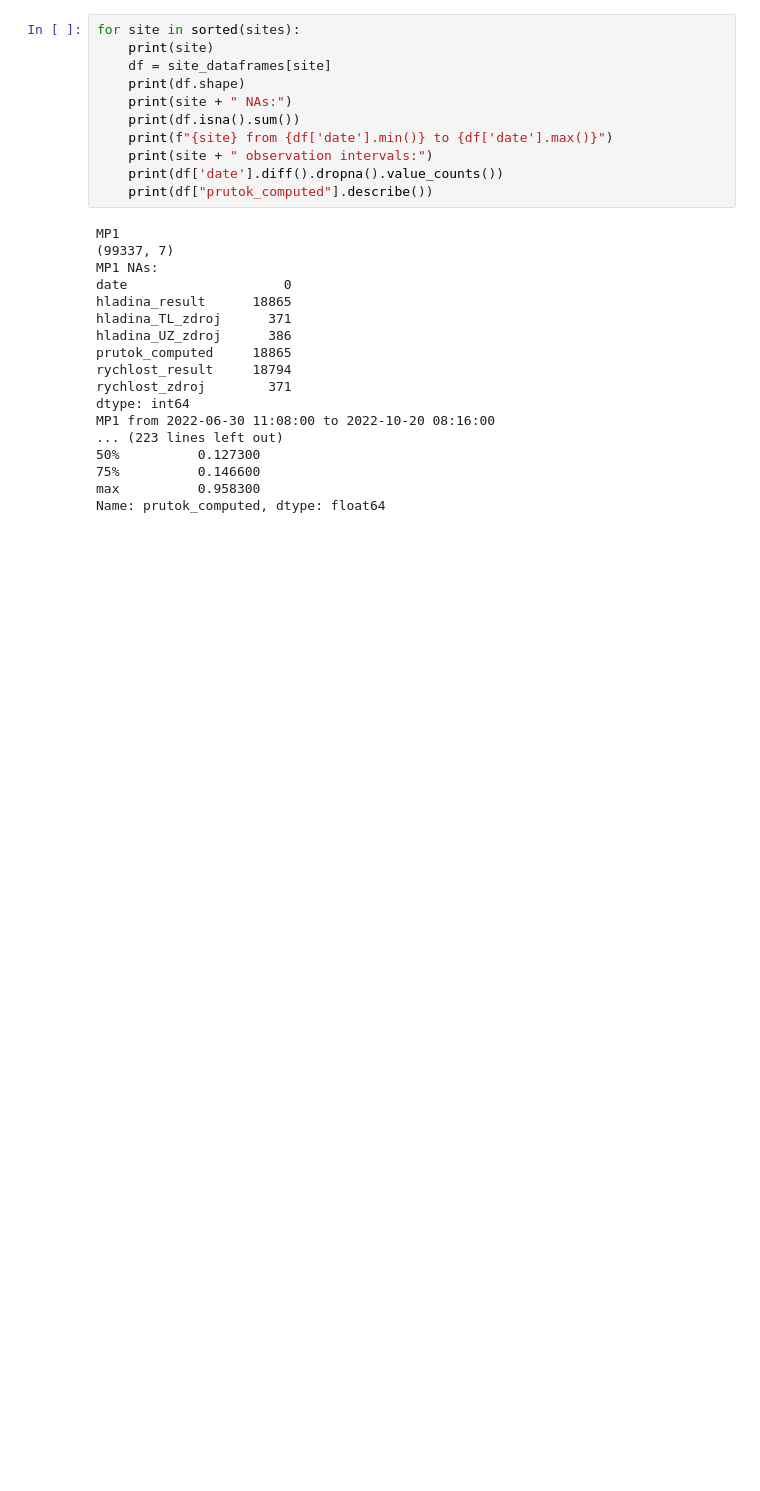
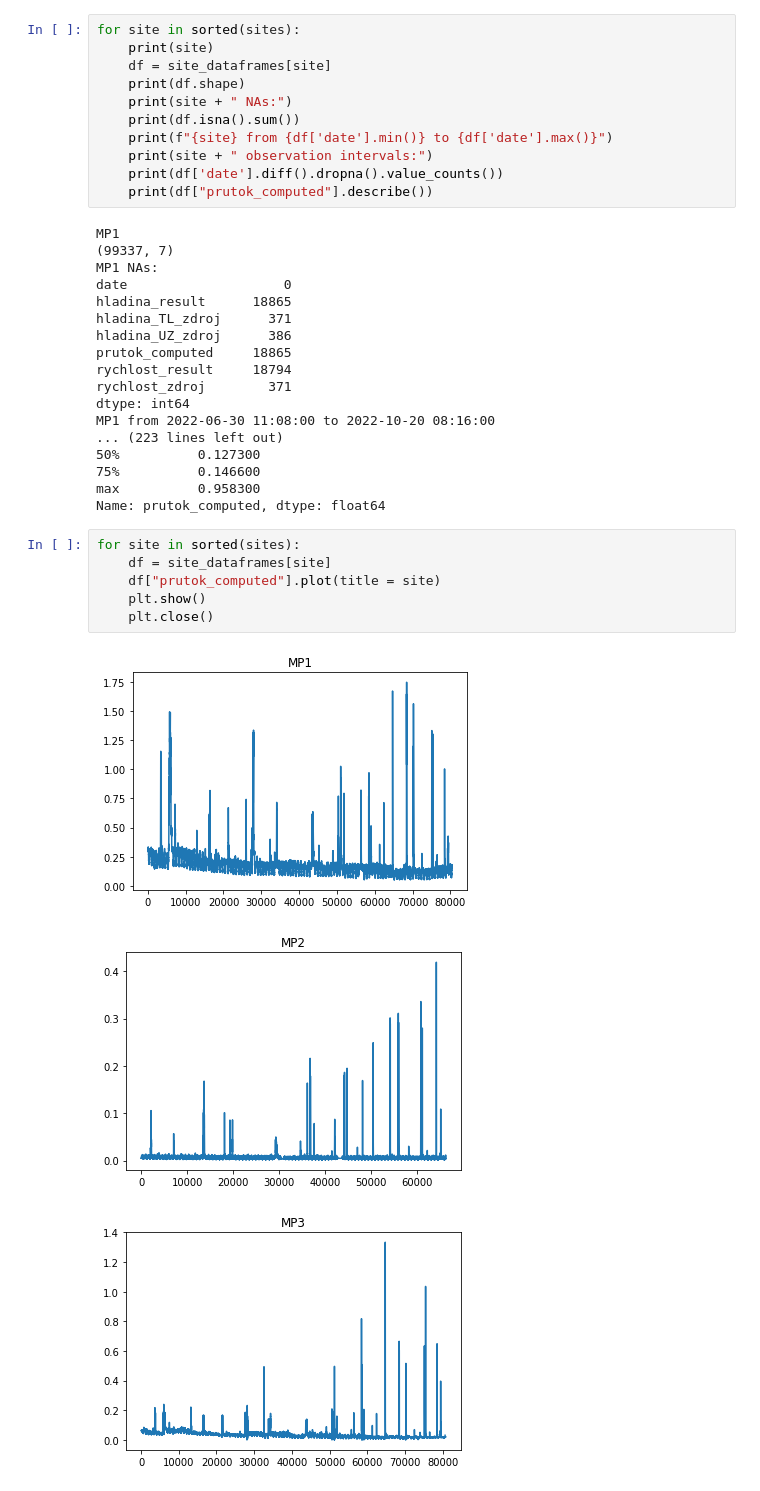
Before and after one commit to macejova/Ecox-seminar-project, a Jupyter notebook: Ecox seminar project 2.ipynb, the cells around one changed output. Drawn from its saved outputs; the diff is of its cells as text; blank space fills up the shorter version.

```diff
--- a/Ecox seminar project 2.ipynb
+++ b/Ecox seminar project 2.ipynb
@@ -94,3 +94,13 @@ MP1 from 2022-06-30 11:08:00 to 2022-10-20 08:16:00
 75%          0.146600
 max          0.958300
 Name: prutok_computed, dtype: float64
+# %%
+for site in sorted(sites):
+    df = site_dataframes[site]
+    df["prutok_computed"].plot(title = site)
+    plt.show()
+    plt.close()
+# %% [output]
+[figure, added]
+[figure, added]
+[figure, added]
```
Also changed, not shown: parts of 1 cell of this notebook.
